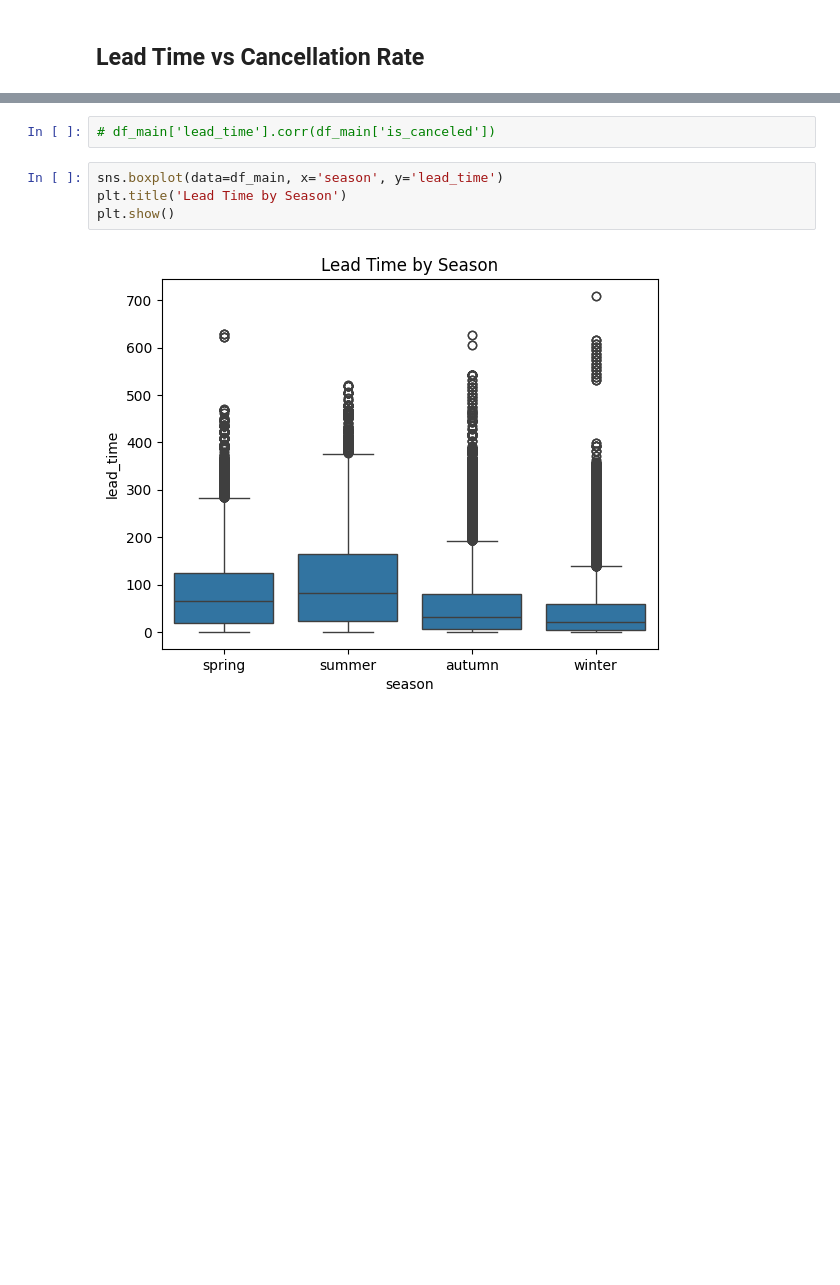
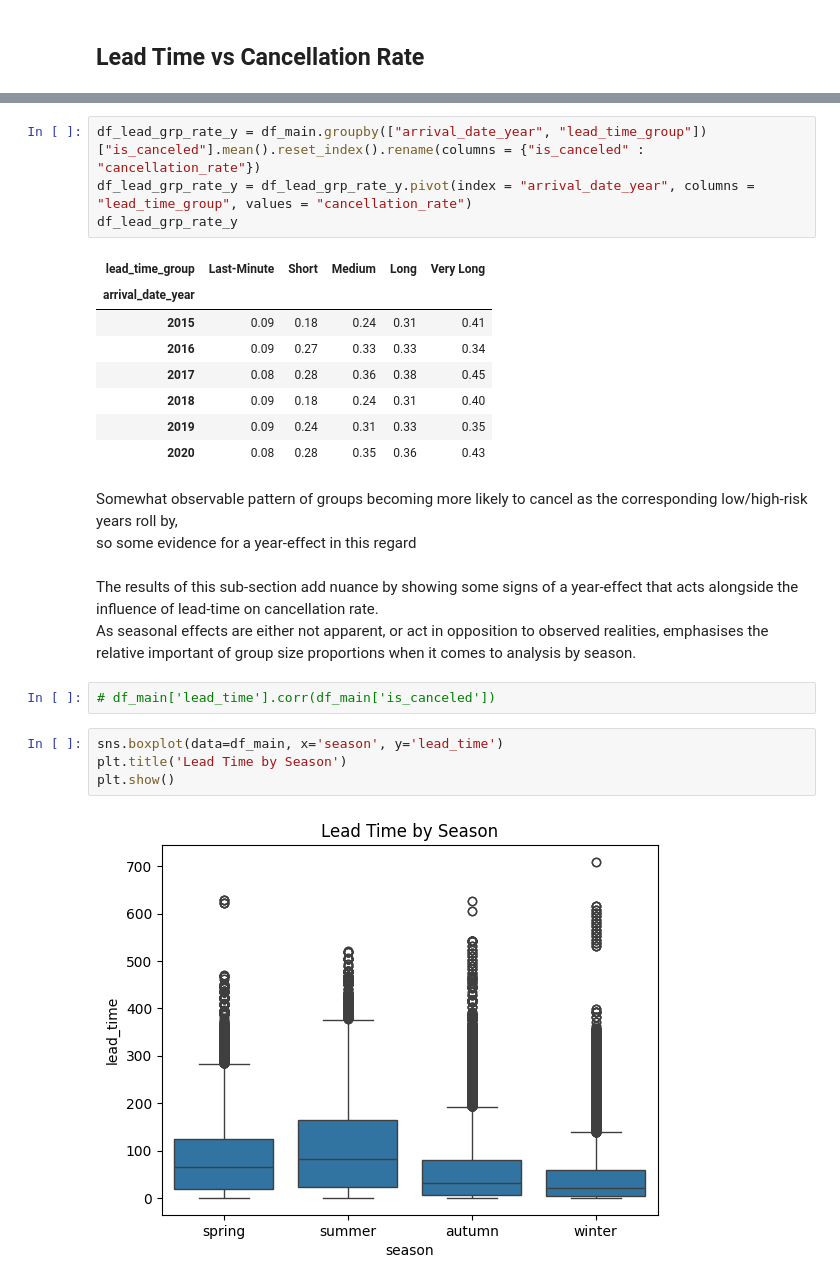
Before and after one commit to dngsus/data_analysis, a Jupyter notebook: 01 Hotel Bookings/01 Hotel v01.ipynb, the cells around one changed output, grey strips where cells are left out. Saved outputs shown, nothing was run; the diff lists cells and outputs as text; blank space fills up the shorter version.

```diff
--- a/01 Hotel Bookings/01 Hotel v01.ipynb
+++ b/01 Hotel Bookings/01 Hotel v01.ipynb
@@ -936,3 +1042,22 @@ Summer might have longer lead time because:
+# %%
+df_lead_grp_rate_y = df_main.groupby(["arrival_date_year", "lead_time_group"])["is_canceled"].mean().reset_index().rename(columns = {"is_canceled" : "cancellation_rate"})
+df_lead_grp_rate_y = df_lead_grp_rate_y.pivot(index = "arrival_date_year", columns = "lead_time_group", values = "cancellation_rate")
+df_lead_grp_rate_y
+# %% [output]
+| lead_time_group | Last-Minute | Short | Medium | Long | Very Long |
+| arrival_date_year |  |  |  |  |  |
+| 2015 | 0.09 | 0.18 | 0.24 | 0.31 | 0.41 |
+| 2016 | 0.09 | 0.27 | 0.33 | 0.33 | 0.34 |
+| 2017 | 0.08 | 0.28 | 0.36 | 0.38 | 0.45 |
+| 2018 | 0.09 | 0.18 | 0.24 | 0.31 | 0.40 |
+| 2019 | 0.09 | 0.24 | 0.31 | 0.33 | 0.35 |
+| 2020 | 0.08 | 0.28 | 0.35 | 0.36 | 0.43 |
+# %% [markdown]
+Somewhat observable pattern of groups becoming more likely to cancel as the corresponding low/high-risk years roll by,<br>
+so some evidence for a year-effect in this regard
+# %% [markdown]
+The results of this sub-section add nuance by showing some signs of a year-effect that acts alongside the influence of lead-time on cancellation rate.<br>
+As seasonal effects are either not apparent, or act in opposition to observed realities, emphasises the relative important of group size proportions when it comes to analysis by season.
 # %%
 # df_main['lead_time'].corr(df_main['is_canceled'])
 # %%
```
Also changed, not shown: parts of 20 cells of this notebook.
